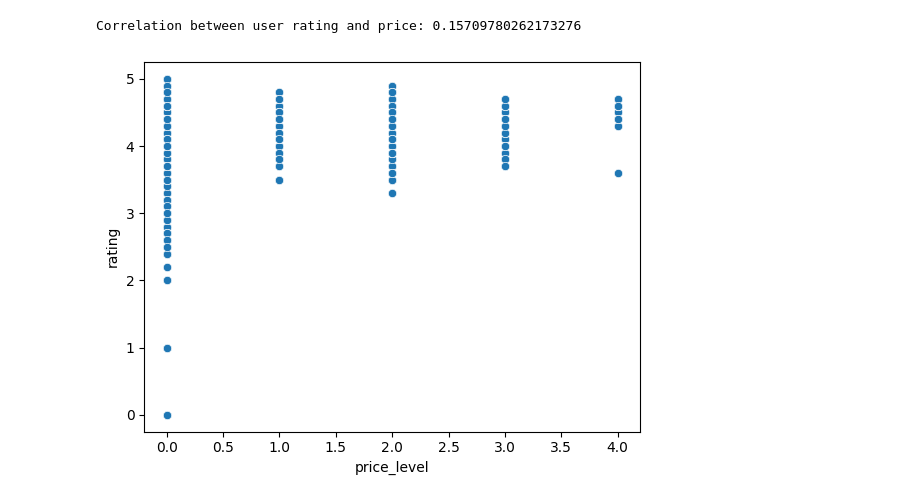
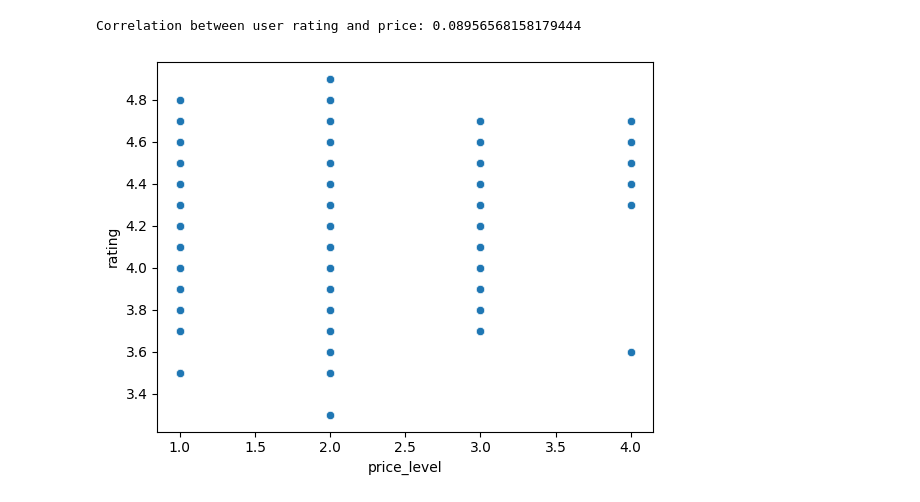
Before and after one commit to AiCEG/sp_module_googleapi_places_scraping, a Jupyter notebook: google_places.ipynb, the cells around one changed output. Drawn from its saved outputs; the diff is of its cells as text; code cells hidden in the pictures.

Commit message:
correlation stuff

```diff
--- a/google_places.ipynb
+++ b/google_places.ipynb
@@ -101,6 +146,18 @@ print(f"Total Entries Saved: {count}")
 # %%
 import folium
-import numpy
+import numpy as np
+
+# Define custom icons for each type
+type_icons = {
+    'restaurant': 'cutlery',
+    'bar': 'glass',
+    'hotel': 'cloud',
+    'night_club': 'music'
+}
+
+# Define colors for good and bad ratings
+good_rating_color = 'green'
+bad_rating_color = 'red'
 
 # Calculate correlation coefficient between rating and user_ratings_total
 rating_data = export_dataframe_1_medium['rating']
@@ -115,10 +172,22 @@ for index, row in export_dataframe_1_medium.iterrows():
     lat = row['lat']
     lng = row['lng']
     rating = row['rating']
+    place_type = row['api_keyword']
 
-    marker_color = 'red' if rating >= 4.0 else 'blue'  # Adjust the rating condition as per your requirement
-    marker = folium.Marker([lat, lng], icon=folium.Icon(color=marker_color))
-    marker.add_to(map)
+    # Determine the marker icon based on the place type
+    if place_type in type_icons:
+        icon = type_icons[place_type]
+    else:
+        icon = 'info-sign'  # Default icon if type is not specified
+
+    # Determine the marker color based on the rating
+    if rating < 4.0:
+        marker_color = bad_rating_color
+    else:
+        marker_color = good_rating_color
+
+    # Add marker with custom icon and color
+    folium.Marker([lat, lng], icon=folium.Icon(color=marker_color, icon=icon)).add_to(map)
 
 # Add correlation to the map as a popup
 folium.Popup(f"Correlation: {correlation:.2f}").add_to(map)
@@ -149,6 +268,7 @@ data = cur.fetchall()
 
 # Load the data into a pandas DataFrame
 df = pd.DataFrame(data, columns=['name', 'api_keyword', 'business_status', 'place_id', 'lat', 'lng', 'rating', 'user_ratings_total', 'types', 'vicinity', 'price_level'])
+df = df.dropna(subset=['price_level'])
 
 # Convert 'lat', 'lng', 'rating' and 'price_level' to numeric
 df['lat'] = pd.to_numeric(df['lat'], errors='coerce')
@@ -167,21 +287,17 @@
 
 # Add the heatmap to the map
 HeatMap(heat_data).add_to(m)
 
 # Save the map to an HTML file
 m.save('heatmap.html')
 
-# Handle NaN values in 'price_level' and 'rating' column
-df['price_level'] = df['price_level'].fillna(0)
-df['rating'] = df['rating'].fillna(0)
-
 # Check for correlation between 'rating' and 'price_level'
 correlation = df['rating'].corr(df['price_level'])
 print(f'Correlation between user rating and price: {correlation}')
 
 # Create a scatter plot of 'rating' and 'price_level'
 sns.scatterplot(x='price_level', y='rating', data=df)
 plt.show()
 # %% [output]
-Correlation between user rating and price: 0.15709780262173276
+Correlation between user rating and price: 0.08956568158179444
-[figure, old version]
+[figure, new version]
```
Also changed, not shown: parts of 8 cells of this notebook, 10 other files.
